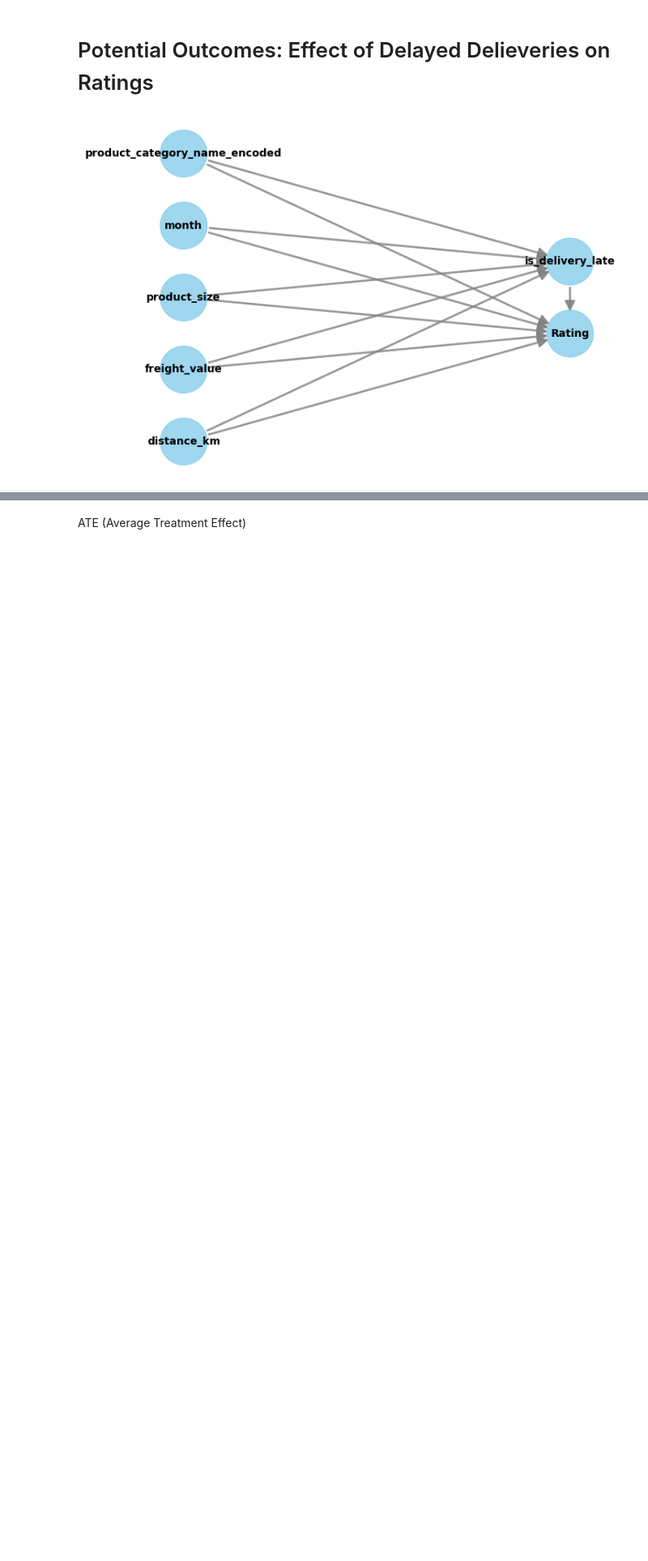
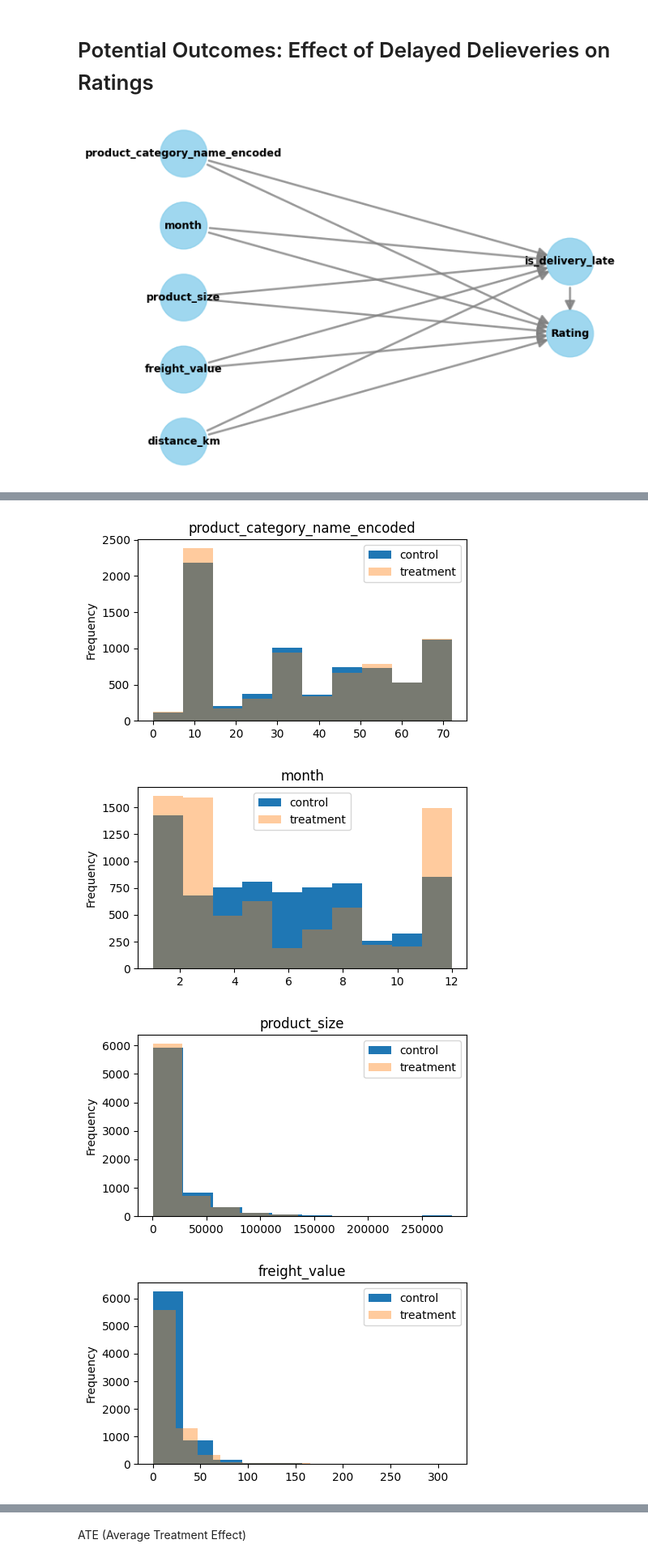
Before and after one commit to menni99/causal-attribution-analysis, a Jupyter notebook: notebooks/model-development.ipynb, the cells around one changed output, grey strips where cells are left out. Shown at 81% size. Saved outputs shown, nothing was run; the diff lists cells and outputs as text; code cells hidden in the pictures; blank space fills up the shorter version.

```diff
--- a/notebooks/model-development.ipynb
+++ b/notebooks/model-development.ipynb
@@ -95,0 +102,16 @@ Increasing the treatment variable(s) [is_delivery_late] from 0 to 1 causes an in
+# %%
+treated = df.loc[df['is_delivery_late'] == 1]
+control = df.loc[df['is_delivery_late'] == 0]
+
+control_neighbors = NearestNeighbors(n_neighbors=1, algorithm="ball_tree").fit(
+    control['propensity_score'].values.reshape(-1, 1)
+)
+distances, indices = control_neighbors.kneighbors(treated['propensity_score'].values.reshape(-1, 1))
+
+att = 0
+outcome_variable = 'Rating'
+treated_outcomes = treated[outcome_variable]
+control_outcomes = list(control.iloc[indices.flatten()][outcome_variable])
+
+att = (treated_outcomes - control_outcomes).mean()
+print("att: ", att)
@@ -95,0 +143,20 @@ Increasing the treatment variable(s) [is_delivery_late] from 0 to 1 causes an in
+# %%
+control_df = control.iloc[indices.flatten()][covariates]
+treatment_df = treated.loc[treated.index][covariates]
+control_df['is_treatment'] = 0
+treatment_df['is_treatment'] = 1
+matched_df = pd.concat([control_df, treatment_df])
+
+for col in matched_df.columns:
+    plt.figure(figsize=(5,3))
+    matched_df[matched_df['is_treatment'] == 0][col].plot(kind='hist', label='control')
+    matched_df[matched_df['is_treatment'] == 1][col].plot(kind='hist', alpha=0.4, label='treatment')
+    plt.title(col)
+    plt.legend()
+    plt.tight_layout()
+    plt.show()
+# %% [output]
+[figure, added]
+[figure, added]
+[figure, added]
+[figure, added]
```
Also changed, not shown: parts of 22 cells of this notebook.
